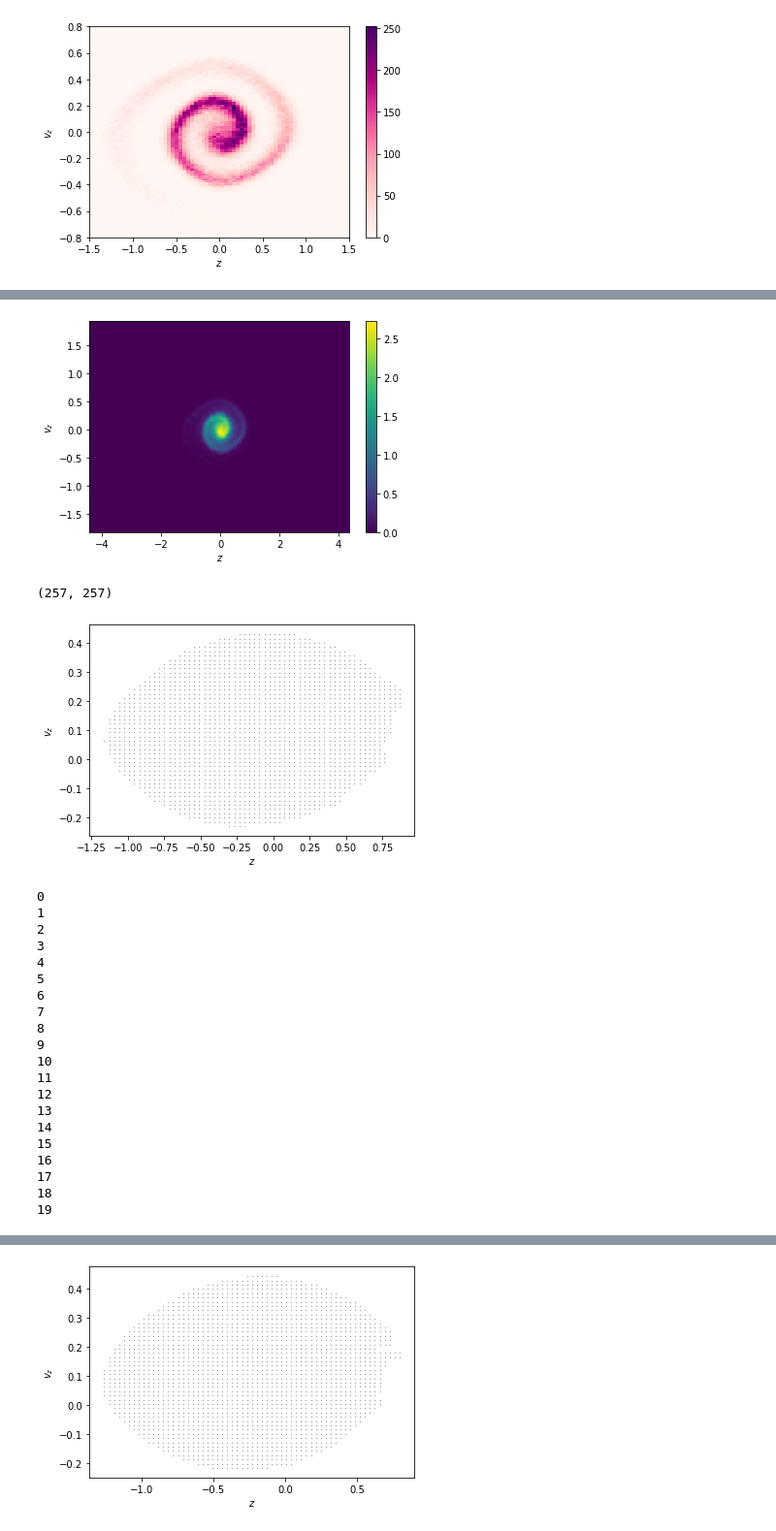
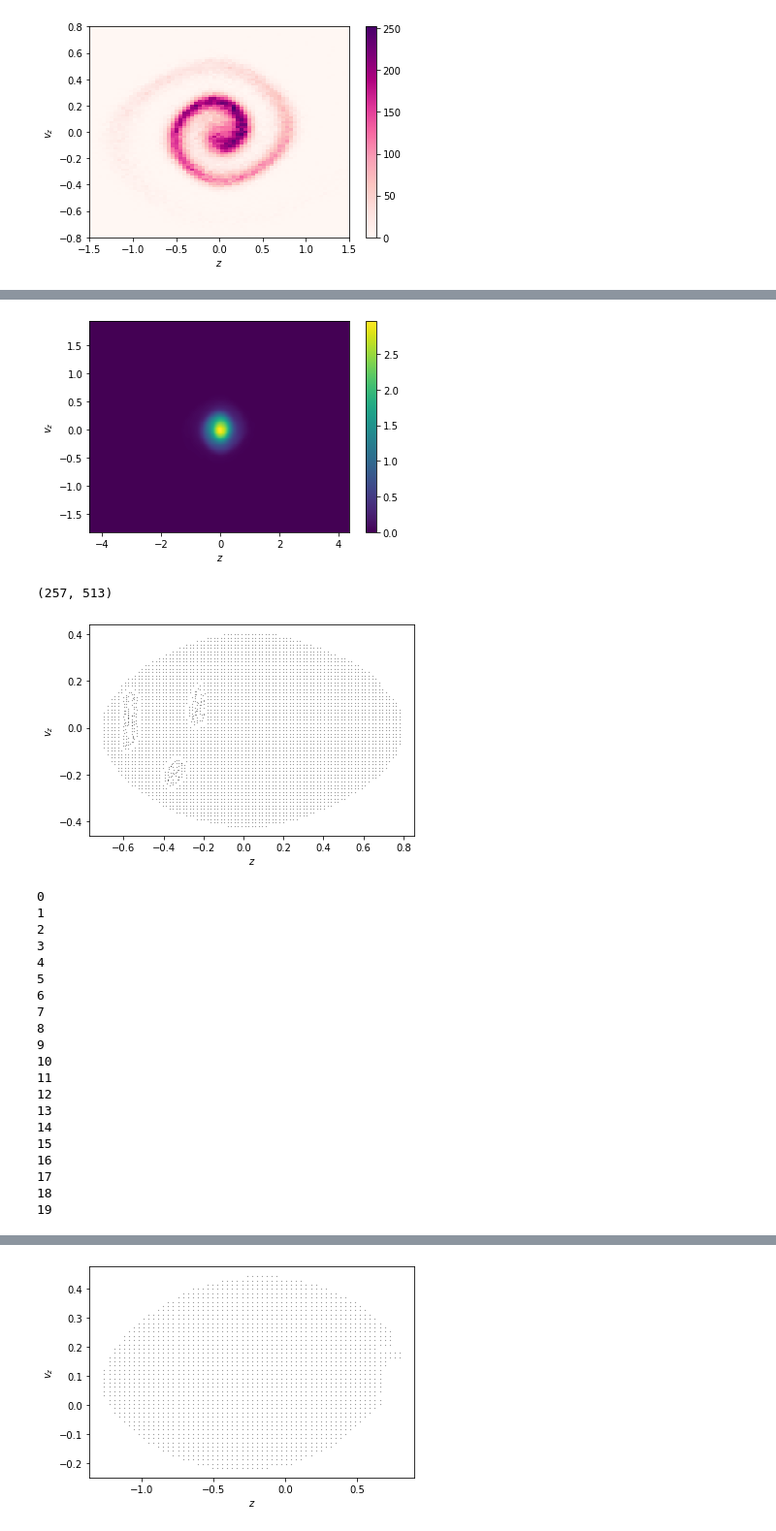
Before and after one commit to astralcai/phase-space-ridge-finding, a Jupyter notebook: examples/tests2_2.ipynb, the cells around one changed output, grey strips where cells are left out. Shown at 97% size. Drawn from its saved outputs; the diff is of its cells as text; code cells hidden in the pictures.

```diff
--- a/examples/tests2_2.ipynb
+++ b/examples/tests2_2.ipynb
@@ -47,7 +47,7 @@ vz = data[6,:]
 vR = (data[1,:] * data[4,:] + data[2,:] * data[5,:]) / R
 vp = (data[1,:] * data[5,:] - data[2,:] * data[4,:]) / R
 Lz = vp * R
-bg_points = np.vstack([z, vz]).T[:200000]
+bg_points = np.vstack([z, vz]).T[:]
 
 ratio = points.shape[0] / bg_points.shape[0]
 # ratio = 'N/A'
@@ -272,14 +272,14 @@ plt.ylabel("$v_z$")
 plt.show()
 print(myPDF.shape)
 # %% [output]
-[figure, old version]
+[figure, new version]
-(257, 257)
+(257, 513)
 # %%
 v1,v2 = axes
 zg,wg = np.meshgrid(v1,v2,indexing='ij')
-zg_ma = ma.masked_where(myPDF < np.std(myPDF),zg)
+zg_ma = ma.masked_where(myPDF.T < np.std(myPDF.T),zg)
 zg = None
-wg_ma = ma.masked_where(myPDF < np.std(myPDF),wg)
+wg_ma = ma.masked_where(myPDF.T < np.std(myPDF.T),wg)
 wg = None
 T = zg_ma.compressed()
 newS = len(T)
@@ -287,9 +287,9 @@ P1_ma = ma.zeros((2,newS))
 P1_ma[0,:] = zg_ma.compressed()
 P1_ma[1,:] = wg_ma.compressed()
 # %%
-X1,Y1,H1 = RFA_AdaptiveStep_Lin_ERK_2D(P1_ma,myPDF,v1,v2,20)
+X1,Y1,H1 = RFA_AdaptiveStep_Lin_ERK_2D(P1_ma,myPDF.T,v1,v2,20)
 # %% [output]
-[figure, old version]
+[figure, new version]
 0
 1
 2
```
Also changed, not shown: parts of 4 cells of this notebook, 46 other files.
